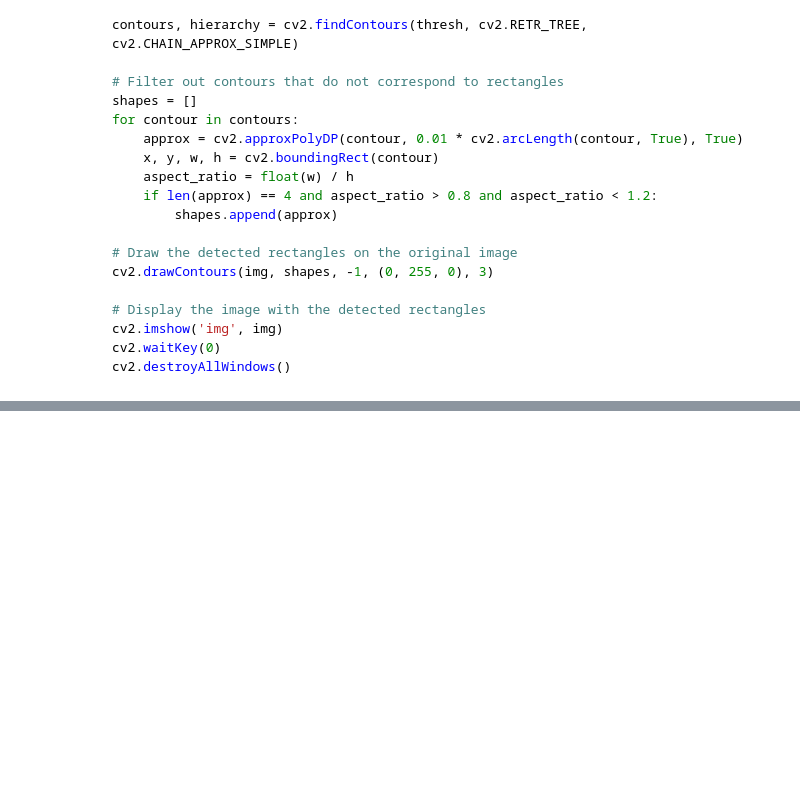
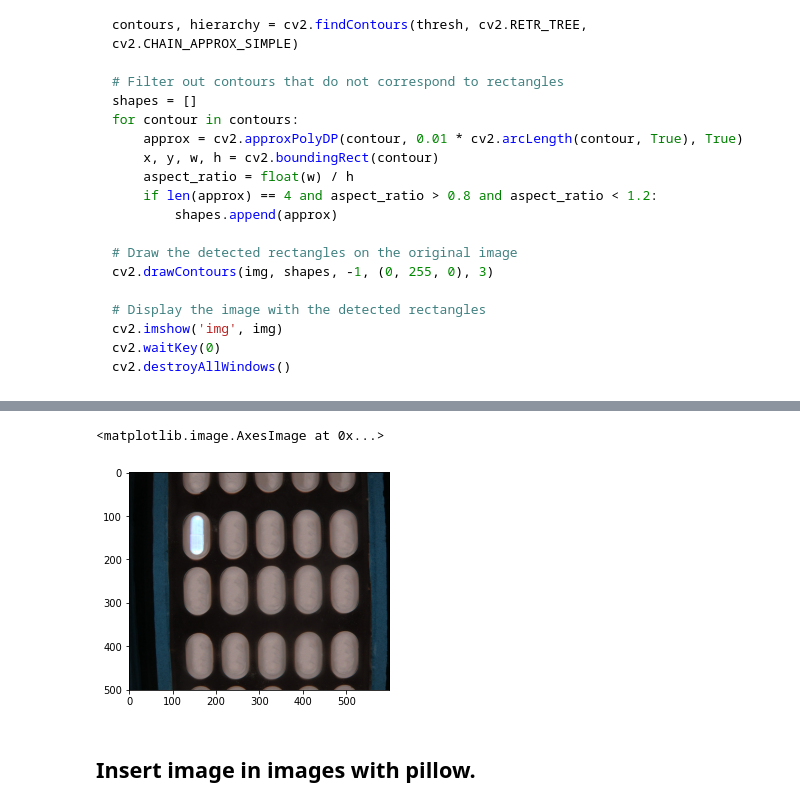
Before and after one commit to lamsd/DrugDatabase, a Jupyter notebook: B3.ipynb, the cells around one changed output, grey strips where cells are left out. Drawn from its saved outputs; the diff is of its cells as text; code cells hidden in the pictures; blank space fills up the shorter version.

```diff
--- a/B3.ipynb
+++ b/B3.ipynb
@@ -242,0 +292,25 @@ cv2.destroyAllWindows()
+# %%
+import cv2
+
+background_img = cv2.imread('background/image_convert3.jpg')
+overlay_img = cv2.imread('D1/1gfg0_2.png')
+scale1 = 6
+overlay_img = cv2.resize(overlay_img, (int(overlay_img.shape[1]/scale1), int(overlay_img.shape[0]/scale1)))
+
+x_offset = 140
+y_offset = 100
+
+overlay_img_height, overlay_img_width, _ = overlay_img.shape
+background_img_height, background_img_width, _ = background_img.shape
+
+background_img_roi = background_img[y_offset:y_offset+overlay_img_height, x_offset:x_offset+overlay_img_width]
+result_img = cv2.add(background_img_roi, overlay_img)
+background_img[y_offset:y_offset+overlay_img_height, x_offset:x_offset+overlay_img_width] = result_img
+
+cv2.imwrite("D1/data.png", background_img)
+plt.imshow(background_img)
+# %% [output]
+<matplotlib.image.AxesImage at 0x...>
+[figure, added]
+# %% [markdown]
+## Insert image in images with pillow.
```
Also changed, not shown: parts of 6 cells of this notebook.
